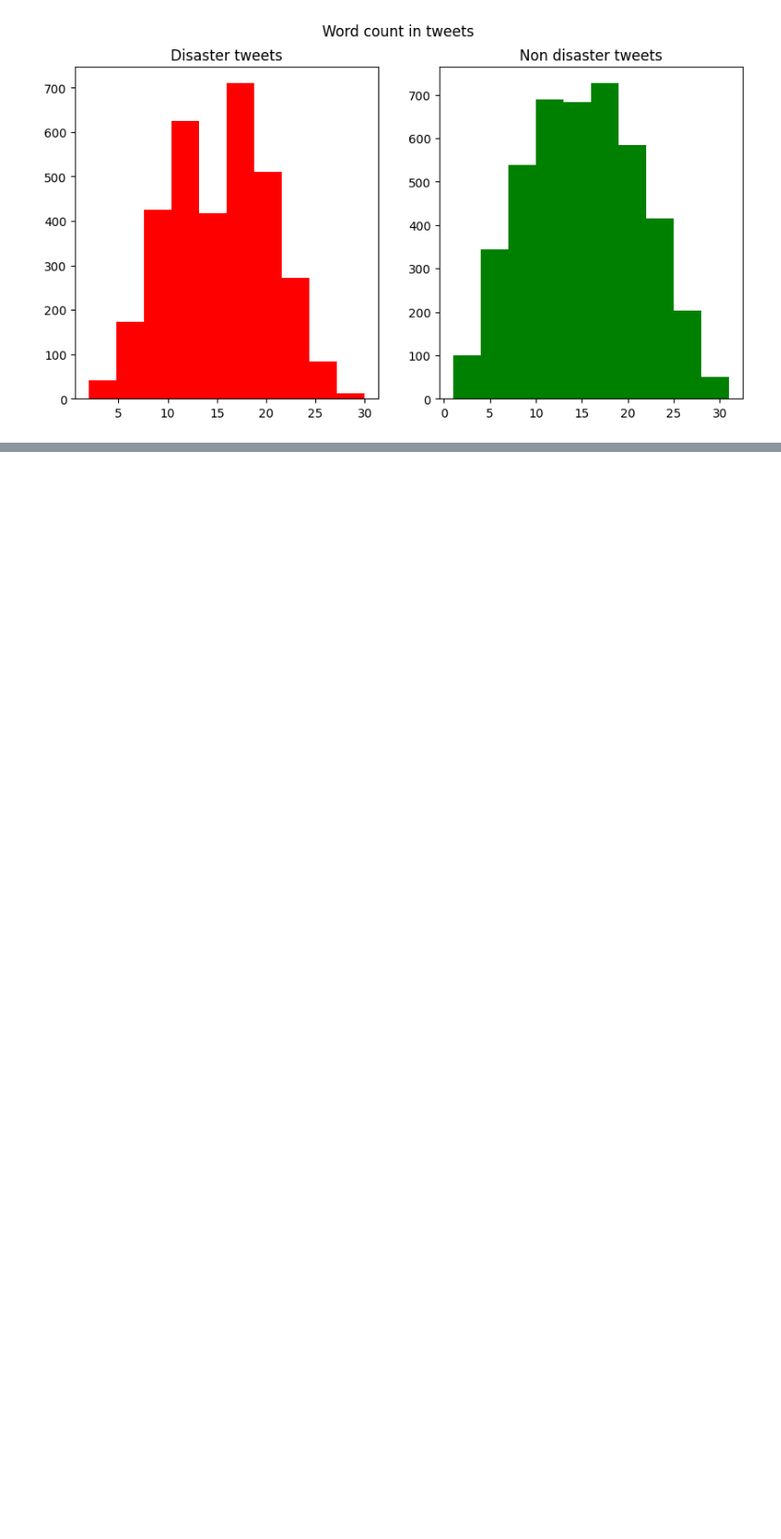
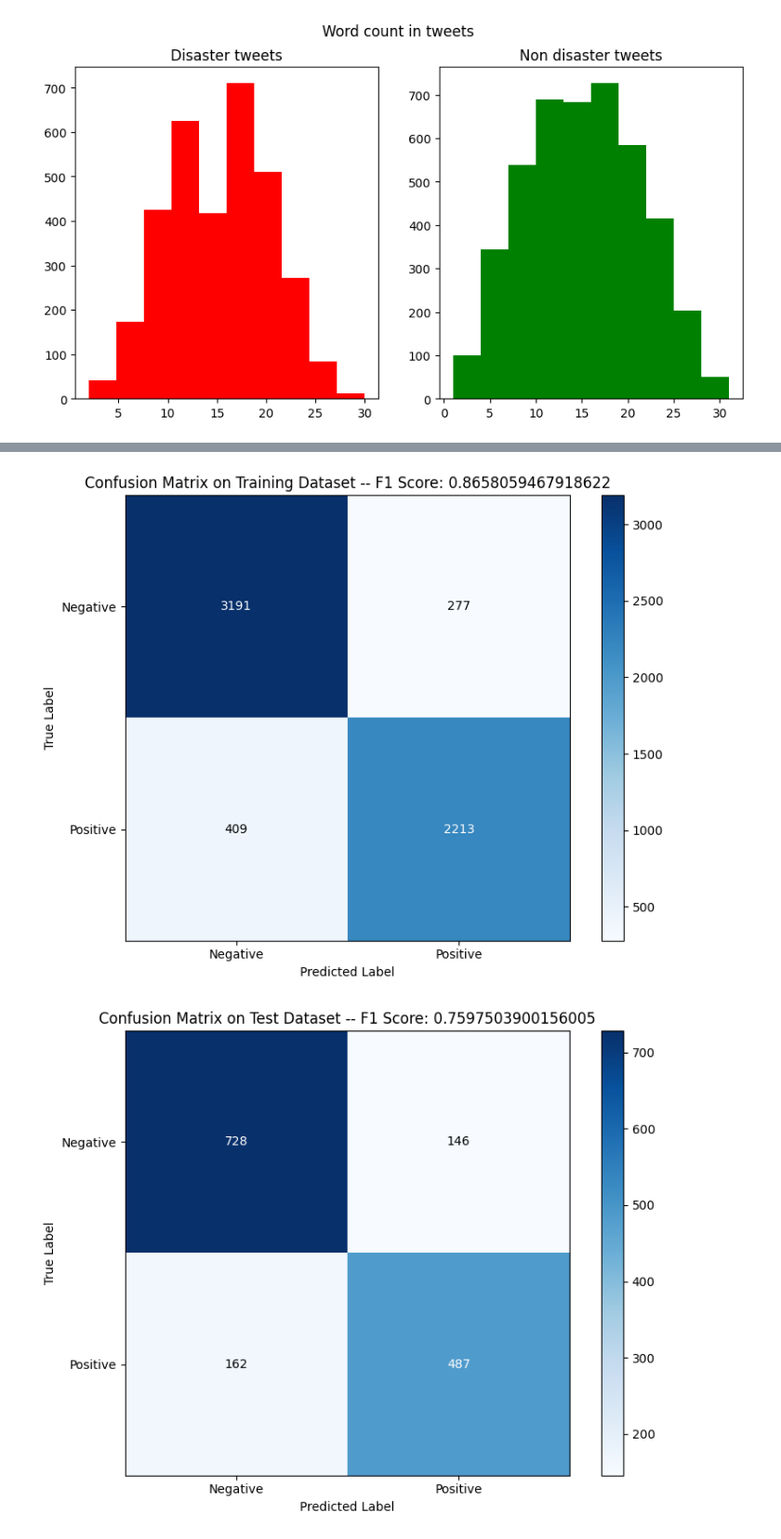
Before and after one commit to zsoltgeier/NLP-with-disaster-tweets, a Jupyter notebook: Notebooks/neural_network_solution.ipynb, the cells around one changed output, grey strips where cells are left out. Shown at 93% size. Drawn from its saved outputs; the diff is of its cells as text; code cells hidden in the pictures; blank space fills up the shorter version.

```diff
--- a/Notebooks/neural_network_solution.ipynb
+++ b/Notebooks/neural_network_solution.ipynb
@@ -203,26 +227,26 @@ training_size = 20000
 # %%
 # Tokenization and padding
 tokenizer = Tokenizer(num_words=vocab_size, oov_token=oov_tok)
-tokenizer.fit_on_texts(training_sentences)
-word_index = tokenizer.word_index
+tokenizer.fit_on_texts(X_train)
 
-training_sequences = tokenizer.texts_to_sequences(training_sentences)
-training_padded = pad_sequences(training_sequences, maxlen=max_length, padding=padding_type, truncating=trunc_type)
+X_train_seq = tokenizer.texts_to_sequences(X_train)
+X_train_pad = pad_sequences(X_train_seq, maxlen=max_length, padding=padding_type, truncating=trunc_type)
 
-testing_sequences = tokenizer.texts_to_sequences(testing_sentences)
-testing_padded = pad_sequences(testing_sequences, maxlen=max_length, padding=padding_type, truncating=trunc_type)
+X_test_seq = tokenizer.texts_to_sequences(X_test)
+X_test_pad = pad_sequences(X_test_seq, maxlen=max_length, padding=padding_type, truncating=trunc_type)
 # %%
 # Convert data to NumPy arrays
-training_padded = np.array(training_padded)
-training_labels = np.array(training_labels)
-testing_padded = np.array(testing_padded)
-testing_labels = np.array(testing_labels)
+X_train_pad = np.array(X_train_pad)
+y_train = np.array(y_train)
+X_test_pad = np.array(X_test_pad)
+y_test = np.array(y_test)
 # %%
 # Build and compile the model
 model = tf.keras.Sequential([
     tf.keras.layers.Embedding(vocab_size, embedding_dim, input_length=max_length),
     tf.keras.layers.GlobalAveragePooling1D(),
-    tf.keras.layers.Dense(24, activation='relu'),
+    tf.keras.layers.Dense(64, activation='relu'),
+    tf.keras.layers.Dropout(0.2),
     tf.keras.layers.Dense(1, activation='sigmoid')
 ])
 model.compile(loss='binary_crossentropy', optimizer='adam', metrics=['accuracy'])
@@ -250,6 +276,10 @@ Non-trainable params: 0 (0.00 Byte)
 _________________________________________________________________
 # %%
 # Train the model
-num_epochs = 30
-history = model.fit(training_padded, training_labels, epochs=num_epochs, validation_data=(testing_padded, testing_labels), verbose=2)
+num_epochs = 20
+
+early_stopping = tf.keras.callbacks.EarlyStopping(monitor='val_loss', patience=3, restore_best_weights=True)
+
+history = model.fit(X_train_pad, y_train, epochs=num_epochs, validation_data=(X_test_pad, y_test),
+                    verbose=2, callbacks=[early_stopping])
 # %% [output]
@@ -272,0 +331,15 @@ Epoch 30/30
+# %%
+y_pred_train = model.predict(X_train_pad)
+y_pred_train_binary = (y_pred_train > 0.5).astype(int)
+
+y_pred_test = model.predict(X_test_pad)
+y_pred_test_binary = (y_pred_test > 0.5).astype(int)
+
+class_labels = ['Negative', 'Positive']
+
+# Training dataset
+plot_confusion_matrix_and_f1(y_train, y_pred_train_binary, class_labels, 'Confusion Matrix on Training Dataset')
+
+# Test dataset
+plot_confusion_matrix_and_f1(y_test, y_pred_test_binary, class_labels, 'Confusion Matrix on Test Dataset')
+# %% [output]
@@ -273,2 +348,4 @@ Epoch 30/30
+[figure, added]
+[figure, added]
 # %%
 # Prepare test data and make predictions
```
Also changed, not shown: parts of 13 cells of this notebook.
